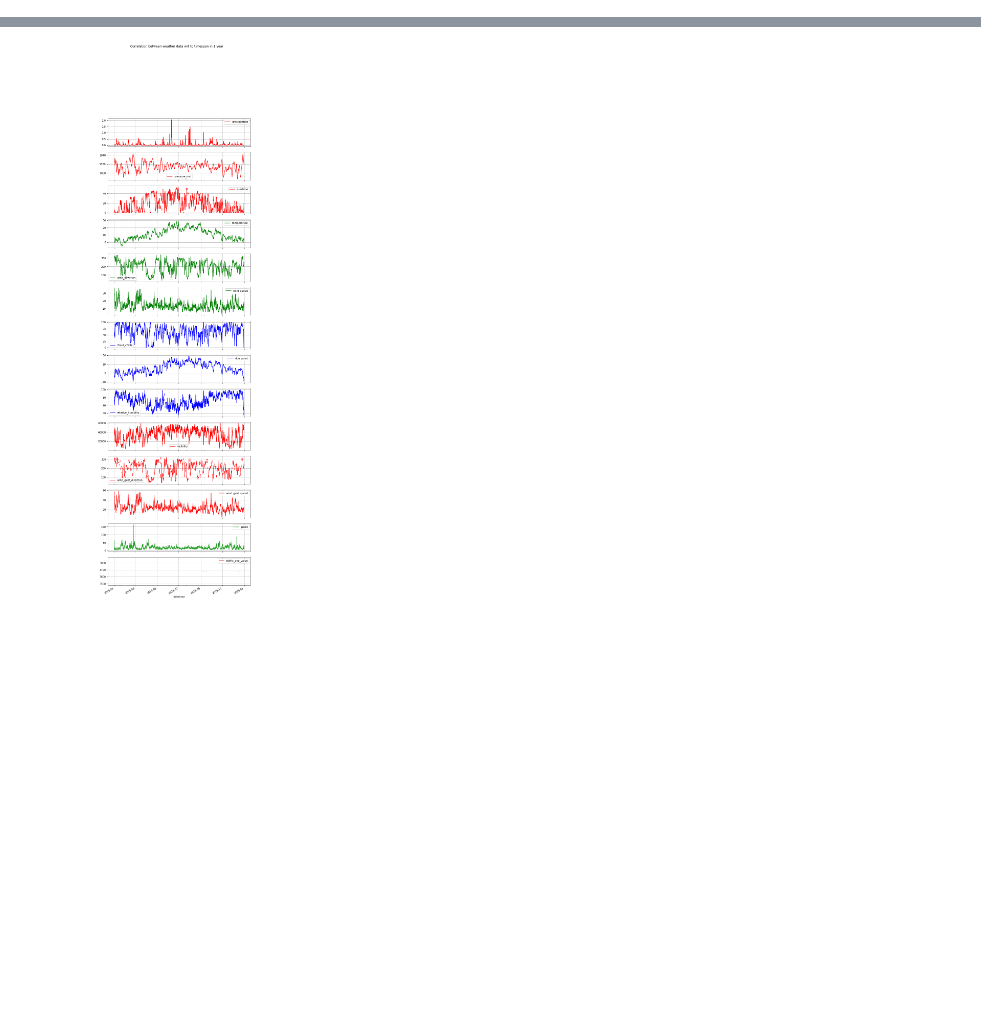
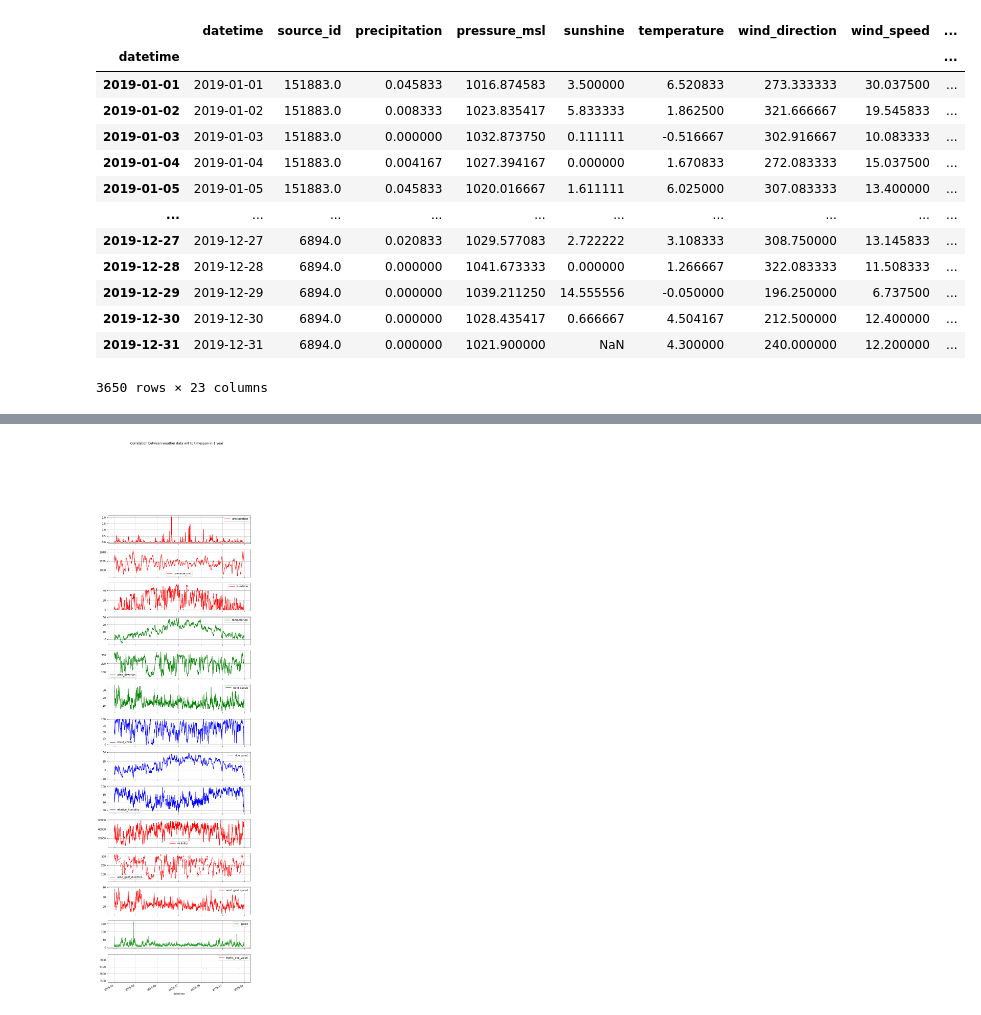
Before and after one commit to irahulcse/ARENA2036, a Jupyter notebook: regression_jm.ipynb, the cells around one changed output, grey strips where cells are left out. Drawn from its saved outputs; the diff is of its cells as text; code cells hidden in the pictures; blank space fills up the shorter version.

```diff
--- a/regression_jm.ipynb
+++ b/regression_jm.ipynb
@@ -7,0 +13,17 @@ data.index = pd.to_datetime(data['datetime'])
+# %%
+data
+# %% [output]
+|  | datetime | source_id | precipitation | pressure_msl | sunshine | temperature | wind_direction | wind_speed | ... |
+| datetime |  |  |  |  |  |  |  |  | ... |
+| 2019-01-01 | 2019-01-01 | 151883.0 | 0.045833 | 1016.874583 | 3.500000 | 6.520833 | 273.333333 | 30.037500 | ... |
+| 2019-01-02 | 2019-01-02 | 151883.0 | 0.008333 | 1023.835417 | 5.833333 | 1.862500 | 321.666667 | 19.545833 | ... |
+| 2019-01-03 | 2019-01-03 | 151883.0 | 0.000000 | 1032.873750 | 0.111111 | -0.516667 | 302.916667 | 10.083333 | ... |
+| 2019-01-04 | 2019-01-04 | 151883.0 | 0.004167 | 1027.394167 | 0.000000 | 1.670833 | 272.083333 | 15.037500 | ... |
+| 2019-01-05 | 2019-01-05 | 151883.0 | 0.045833 | 1020.016667 | 1.611111 | 6.025000 | 307.083333 | 13.400000 | ... |
+| ... | ... | ... | ... | ... | ... | ... | ... | ... | ... |
+| 2019-12-27 | 2019-12-27 | 6894.0 | 0.020833 | 1029.577083 | 2.722222 | 3.108333 | 308.750000 | 13.145833 | ... |
+| 2019-12-28 | 2019-12-28 | 6894.0 | 0.000000 | 1041.673333 | 0.000000 | 1.266667 | 322.083333 | 11.508333 | ... |
+| 2019-12-29 | 2019-12-29 | 6894.0 | 0.000000 | 1039.211250 | 14.555556 | -0.050000 | 196.250000 | 6.737500 | ... |
+| 2019-12-30 | 2019-12-30 | 6894.0 | 0.000000 | 1028.435417 | 0.666667 | 4.504167 | 212.500000 | 12.400000 | ... |
+| 2019-12-31 | 2019-12-31 | 6894.0 | 0.000000 | 1021.900000 | NaN | 4.300000 | 240.000000 | 12.200000 | ... |
+3650 rows × 23 columns
```
Also changed, not shown: parts of 8 cells of this notebook, 15 other files.
